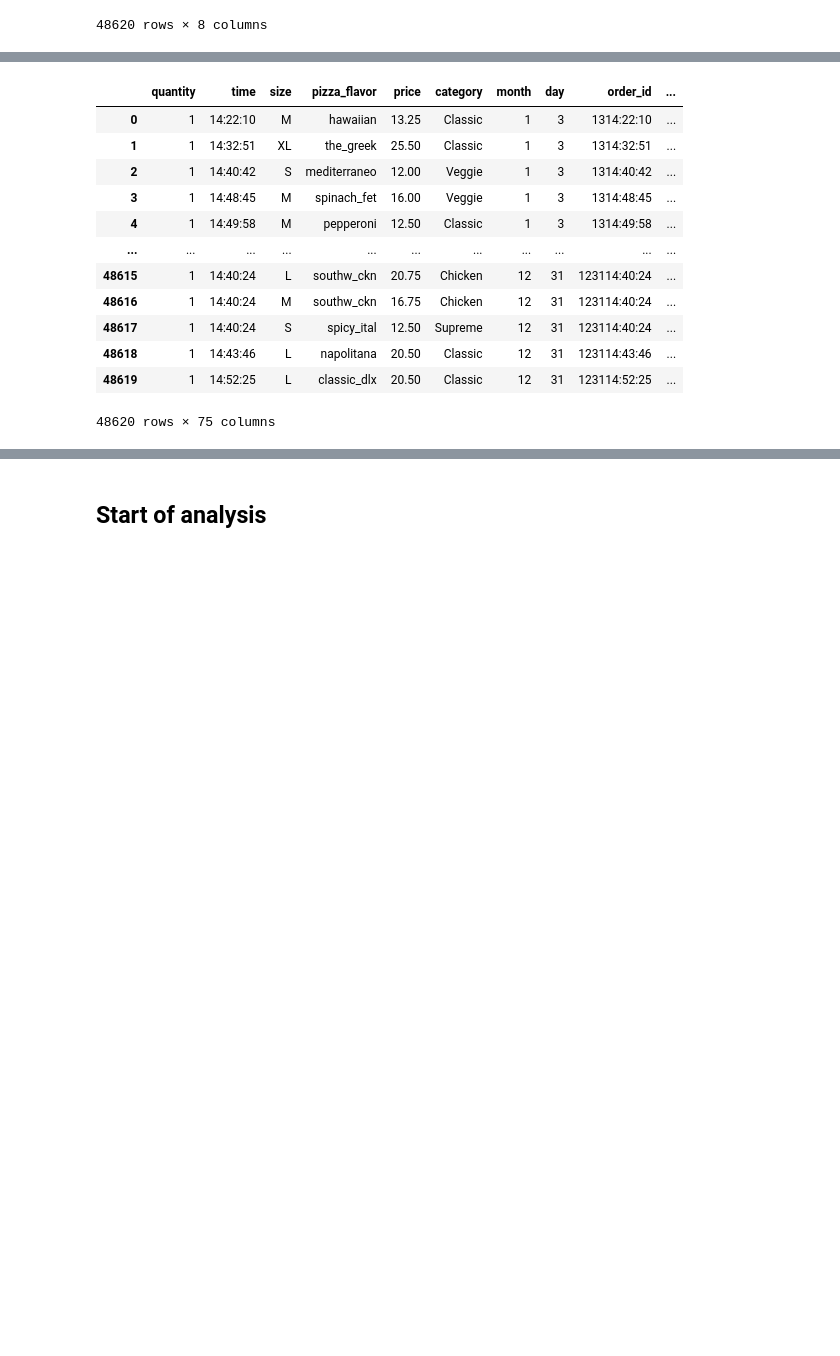
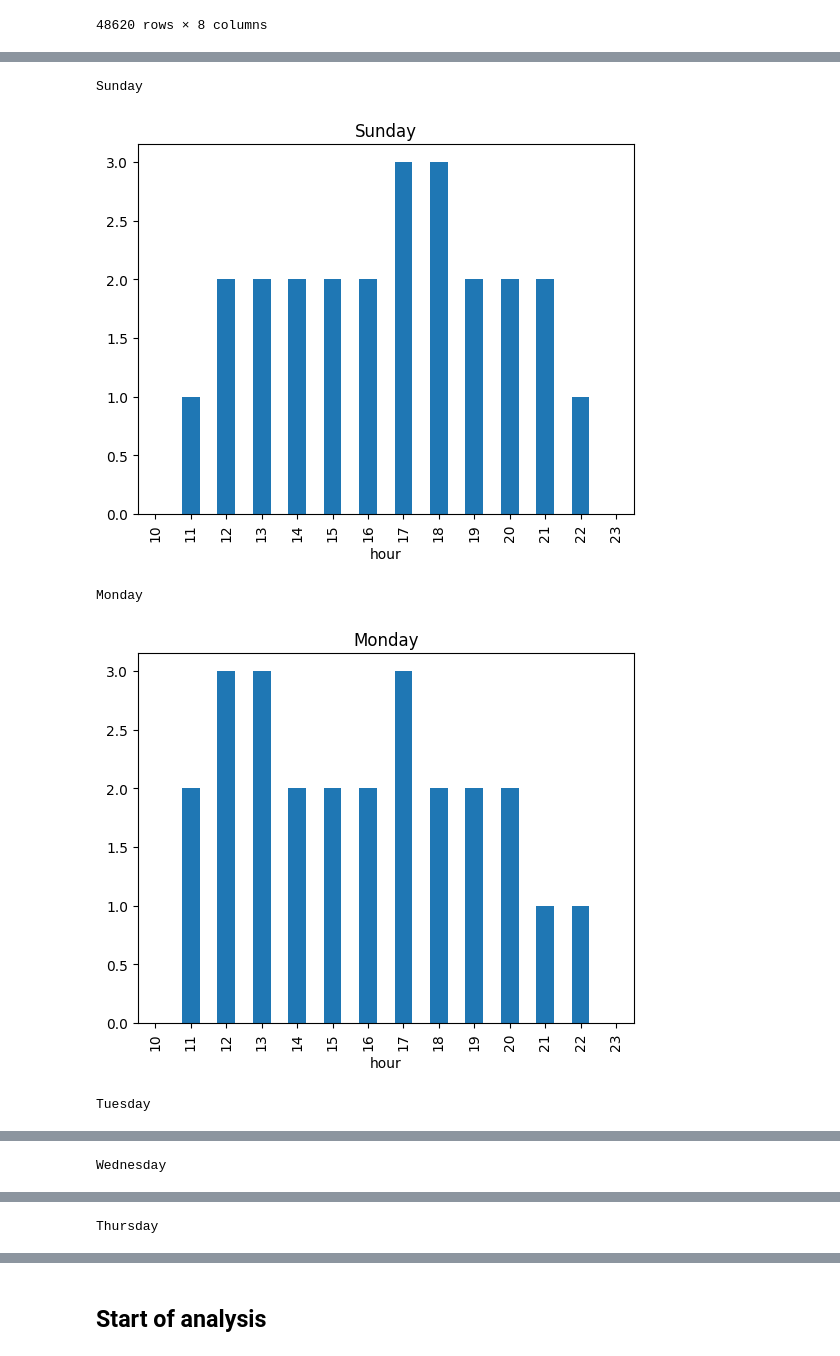
Before and after one commit to CCNY-Analytics-and-Quant/DA-Business-Analytics-2023, a Jupyter notebook: for-practice-purposes/practicing_pandas.ipynb, the cells around one changed output, grey strips where cells are left out. Saved outputs shown, nothing was run; the diff lists cells and outputs as text; code cells hidden in the pictures; blank space fills up the shorter version.

Commit message:
added employee factor

```diff
--- a/for-practice-purposes/practicing_pandas.ipynb
+++ b/for-practice-purposes/practicing_pandas.ipynb
@@ -54,6 +54,0 @@ df.drop(columns=['date'],inplace=True) #
-# %%
-# Create 'order_id' column so we can check for multiple orders within same time
-df['order_id'] = df['month'].astype(str) + df['day'].astype(str) + df['time'].astype(str)
-
-# Create 'multiple_orders' column, 1 if the order_id is duplicated, 0 if not
-df['multiple_orders'] = df.duplicated('order_id').astype(int)
@@ -83,4 +55,15 @@ Kalamata Olives,Feta Cheese,Tomatoes,Garlic,Beef Chuck Roast,Red Onions
 # %%
+
+df['order_id'] = df['month'].apply(lambda x: str(x).zfill(2)) + df['day'].apply(lambda x: str(x).zfill(2)) + df['time']
+
+# Create 'multiple_orders' column, 1 if the order_id is duplicated, 0 if not
+df['multiple_orders'] = df.duplicated('order_id').astype(int)
+
+# Fixing typing errors in 'ingredients' column
+
+df['ingredients'] = df['ingredients'].str.replace(', ', ',') # one space
+df['ingredients'] = df['ingredients'].str.replace(',  ', ',') # two spaces after comma
+
 # Perform one-hot encoding on the 'ingredients' column
 ingredients_dummies = df['ingredients'].str.get_dummies(',')
 
@@ -91,20 +74,3 @@ df = df.drop('ingredients', axis=1)
 # %%
 pd.set_option('display.max_columns', None)
 # So i can see all columns to make sure it worked
-# %%
-
-df # checking if the one-hot encoding worked
-# %% [output]
-|  | quantity | time | size | pizza_flavor | price | category | month | day | order_id | ... |
-| 0 | 1 | 14:22:10 | M | hawaiian | 13.25 | Classic | 1 | 3 | 1314:22:10 | ... |
-| 1 | 1 | 14:32:51 | XL | the_greek | 25.50 | Classic | 1 | 3 | 1314:32:51 | ... |
-| 2 | 1 | 14:40:42 | S | mediterraneo | 12.00 | Veggie | 1 | 3 | 1314:40:42 | ... |
-| 3 | 1 | 14:48:45 | M | spinach_fet | 16.00 | Veggie | 1 | 3 | 1314:48:45 | ... |
-| 4 | 1 | 14:49:58 | M | pepperoni | 12.50 | Classic | 1 | 3 | 1314:49:58 | ... |
-| ... | ... | ... | ... | ... | ... | ... | ... | ... | ... | ... |
-| 48615 | 1 | 14:40:24 | L | southw_ckn | 20.75 | Chicken | 12 | 31 | 123114:40:24 | ... |
-| 48616 | 1 | 14:40:24 | M | southw_ckn | 16.75 | Chicken | 12 | 31 | 123114:40:24 | ... |
-| 48617 | 1 | 14:40:24 | S | spicy_ital | 12.50 | Supreme | 12 | 31 | 123114:40:24 | ... |
-| 48618 | 1 | 14:43:46 | L | napolitana | 20.50 | Classic | 12 | 31 | 123114:43:46 | ... |
-| 48619 | 1 | 14:52:25 | L | classic_dlx | 20.50 | Classic | 12 | 31 | 123114:52:25 | ... |
-48620 rows × 75 columns
@@ -113,0 +77,29 @@ ingredients = df.iloc[:, 10:] # all columns after 'multiple orders' column
+# %%
+hourly_sum_quantity = df.groupby(['day_of_week', 'hour'])['quantity'].sum()
+
+def set_employee_count(value):
+    if value > 700:
+        return 3
+    elif value > 300:
+        return 2
+    elif value > 30:
+        return 1
+    else:
+        return 0
+
+def default_employees(value):
+    return 2
+
+
+hourly_sum_quantity = hourly_sum_quantity.apply(set_employee_count)
+for day in day_order:
+    print(day)
+    hourly_sum_quantity[day].plot(kind='bar')
+    plt.title(day)
+    plt.show()
+# %% [output]
+Sunday
+[figure, added]
+Monday
+[figure, added]
+Tuesday
@@ -113,0 +107 @@ ingredients = df.iloc[:, 10:] # all columns after 'multiple orders' column
+Wednesday
@@ -113,0 +109 @@ ingredients = df.iloc[:, 10:] # all columns after 'multiple orders' column
+Thursday
```
Also changed, not shown: parts of 6 cells of this notebook, 1 other file.
